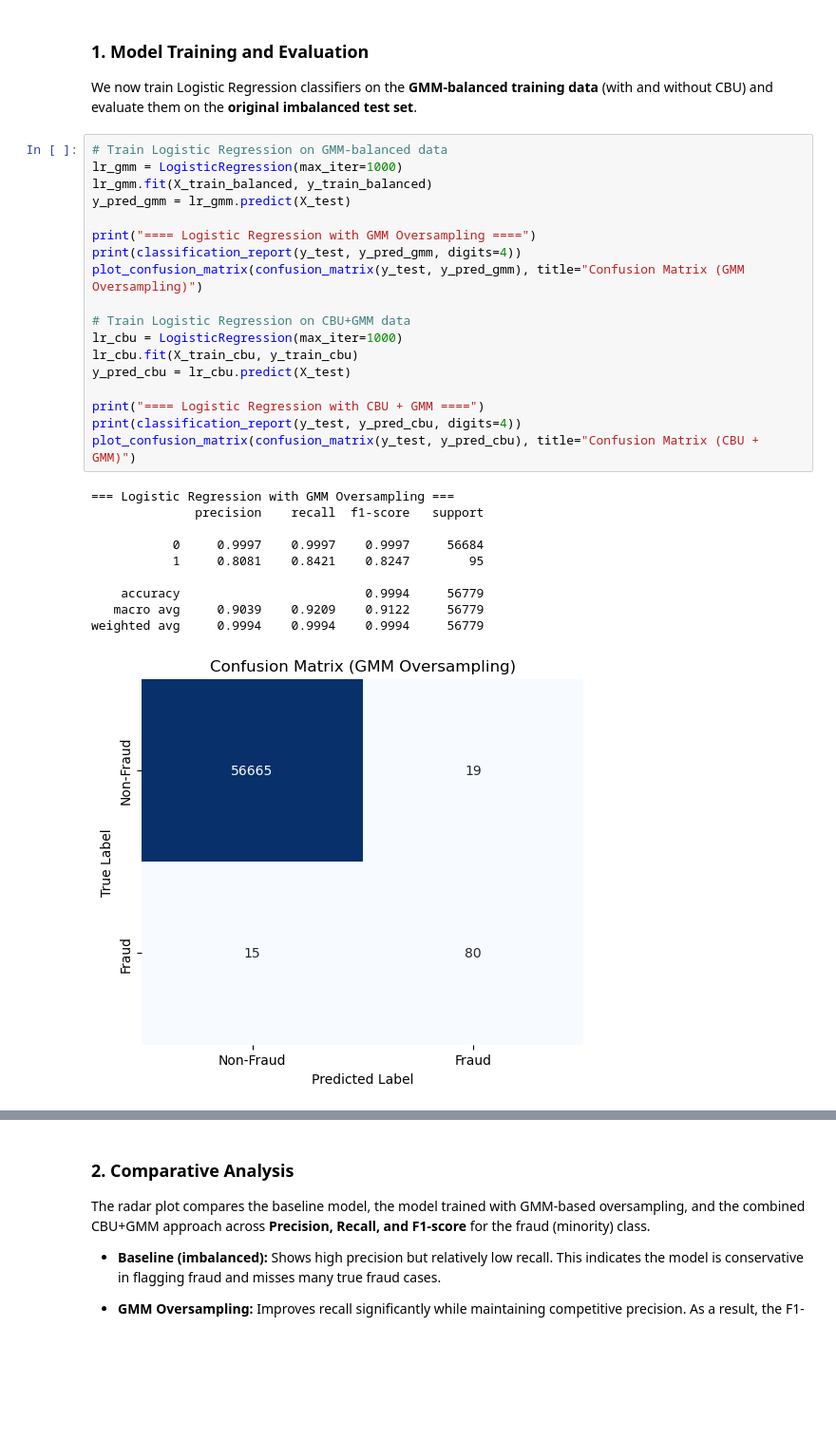
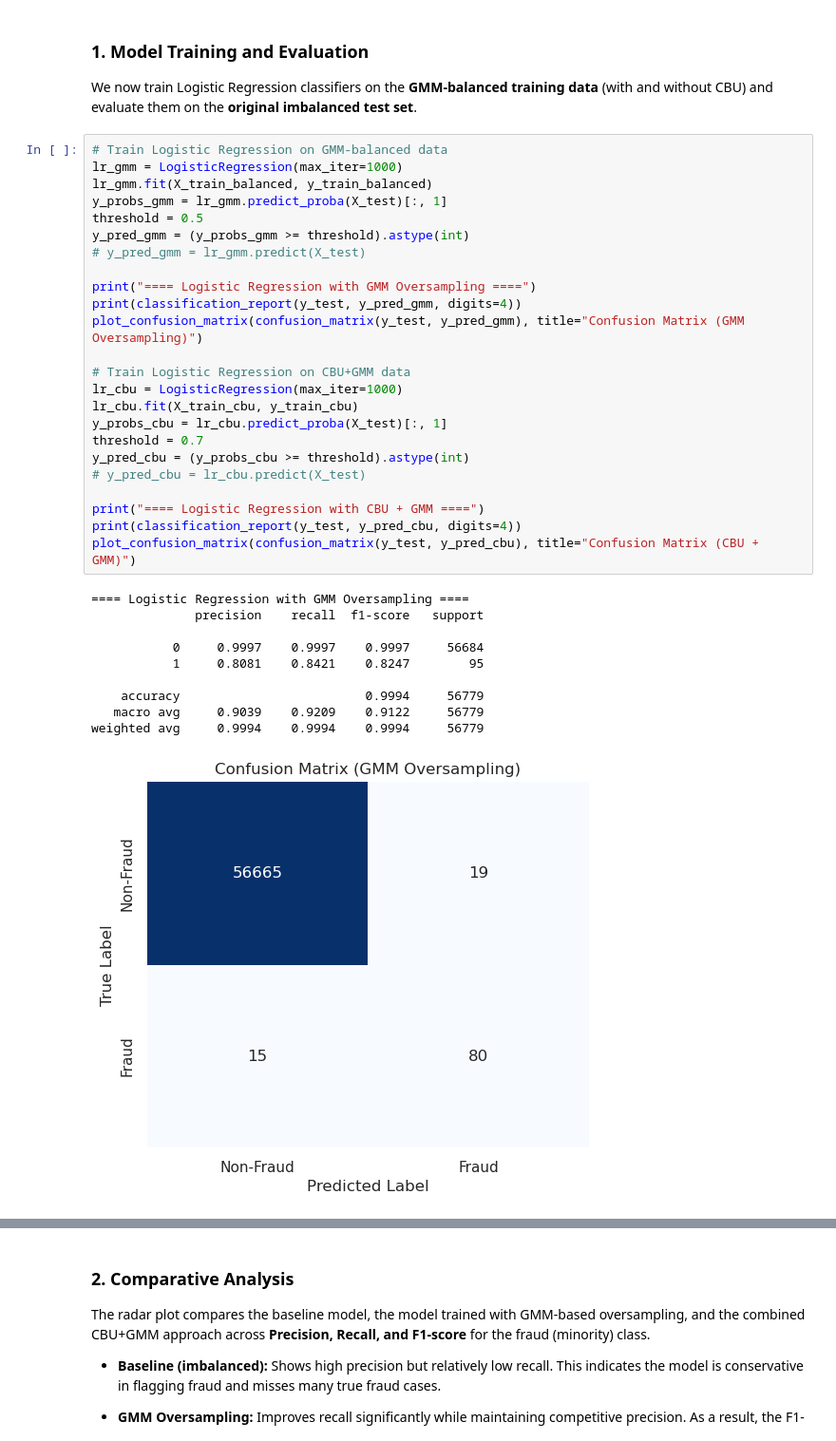
Before and after one commit to BracedHornet186/assignment-4-ME22B214, a Jupyter notebook: ME22B214_A4.ipynb, the cells around one changed output, grey strips where cells are left out. Shown at 95% size. Saved outputs shown, nothing was run; the diff lists cells and outputs as text; blank space fills up the shorter version.

```diff
--- a/ME22B214_A4.ipynb
+++ b/ME22B214_A4.ipynb
@@ -574,29 +577,35 @@ We now train Logistic Regression classifiers on the **GMM-balanced training data
 # %%
 # Train Logistic Regression on GMM-balanced data
 lr_gmm = LogisticRegression(max_iter=1000)
 lr_gmm.fit(X_train_balanced, y_train_balanced)
-y_pred_gmm = lr_gmm.predict(X_test)
+y_probs_gmm = lr_gmm.predict_proba(X_test)[:, 1]
+threshold = 0.5
+y_pred_gmm = (y_probs_gmm >= threshold).astype(int)
+# y_pred_gmm = lr_gmm.predict(X_test)
 
 print("==== Logistic Regression with GMM Oversampling ====")
 print(classification_report(y_test, y_pred_gmm, digits=4))
 plot_confusion_matrix(confusion_matrix(y_test, y_pred_gmm), title="Confusion Matrix (GMM Oversampling)")
 
 # Train Logistic Regression on CBU+GMM data
 lr_cbu = LogisticRegression(max_iter=1000)
 lr_cbu.fit(X_train_cbu, y_train_cbu)
-y_pred_cbu = lr_cbu.predict(X_test)
+y_probs_cbu = lr_cbu.predict_proba(X_test)[:, 1]
+threshold = 0.7
+y_pred_cbu = (y_probs_cbu >= threshold).astype(int)
+# y_pred_cbu = lr_cbu.predict(X_test)
 
 print("==== Logistic Regression with CBU + GMM ====")
 print(classification_report(y_test, y_pred_cbu, digits=4))
 plot_confusion_matrix(confusion_matrix(y_test, y_pred_cbu), title="Confusion Matrix (CBU + GMM)")
 # %% [output]
-=== Logistic Regression with GMM Oversampling ===
+==== Logistic Regression with GMM Oversampling ====
               precision    recall  f1-score   support
 
            0     0.9997    0.9997    0.9997     56684
            1     0.8081    0.8421    0.8247        95
 
     accuracy                         0.9994     56779
    macro avg     0.9039    0.9209    0.9122     56779
 weighted avg     0.9994    0.9994    0.9994     56779
-[figure, old version]
+[figure, new version]
```
Also changed, not shown: parts of 9 cells of this notebook.
